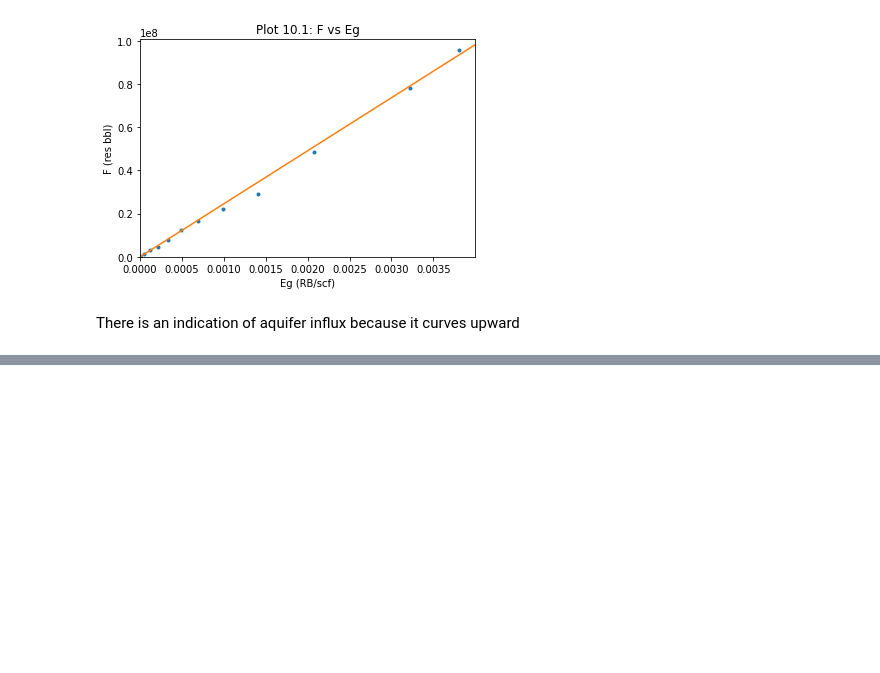
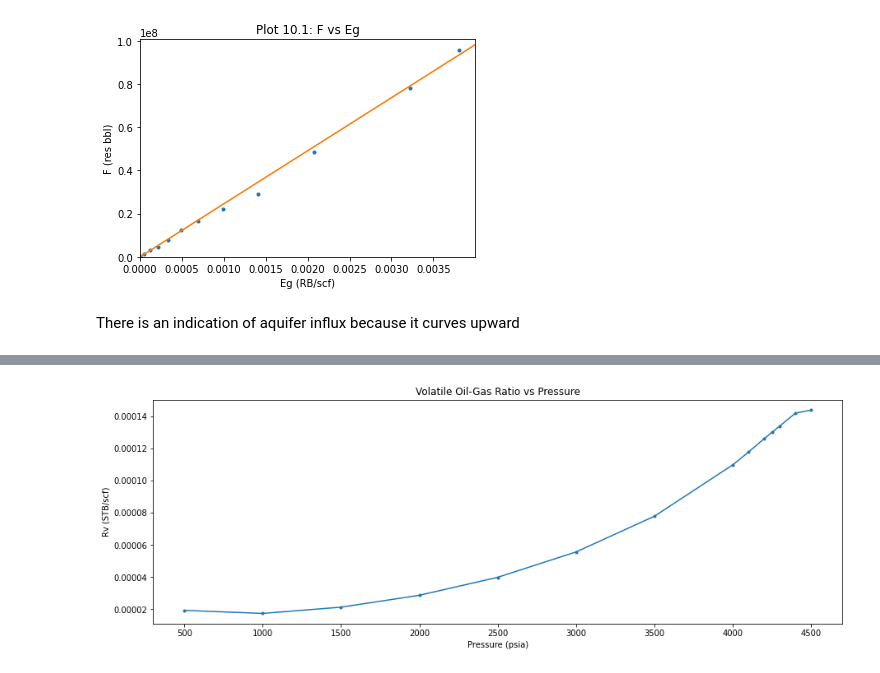
Before and after one commit to yohanesnuwara/reservoir-engineering, a Jupyter notebook: Unit 10 Gas-Condensate Reservoirs/notebook/10_problems.ipynb, the cells around one changed output, grey strips where cells are left out. Saved outputs shown, nothing was run; the diff lists cells and outputs as text; code cells hidden in the pictures; blank space fills up the shorter version.

```diff
--- a/Unit 10 Gas-Condensate Reservoirs/notebook/10_problems.ipynb
+++ b/Unit 10 Gas-Condensate Reservoirs/notebook/10_problems.ipynb
@@ -342,0 +380,4 @@ There is an indication of aquifer influx because it curves upward
+# %%
+columns = ['p', 'Np', 'Gp', 'Bg', 'Bo', 'Rs', 'Rv']
+data = pd.read_csv('/content/reservoir-engineering/Unit 10 Gas-Condensate Reservoirs/data/Table 10.15-PVT and Production Data for Problem 10.5.csv', names=columns)
+data
@@ -342,0 +400,16 @@ There is an indication of aquifer influx because it curves upward
+# %%
+p = data['p'].values
+Np = data['Np'].values
+Gp = data['Gp'].values
+Bg = data['Bg'].values
+Bo = data['Bo'].values
+Rs = data['Rs'].values
+Rv = data['Rv'].values
+
+plt.figure(figsize=(15,5))
+plt.plot(p, Rv, '.-')
+plt.title('Volatile Oil-Gas Ratio vs Pressure')
+plt.xlabel('Pressure (psia)'); plt.ylabel('Rv (STB/scf)')
+plt.show()
+# %% [output]
+[figure, added]
```
Also changed, not shown: parts of 10 cells of this notebook.
